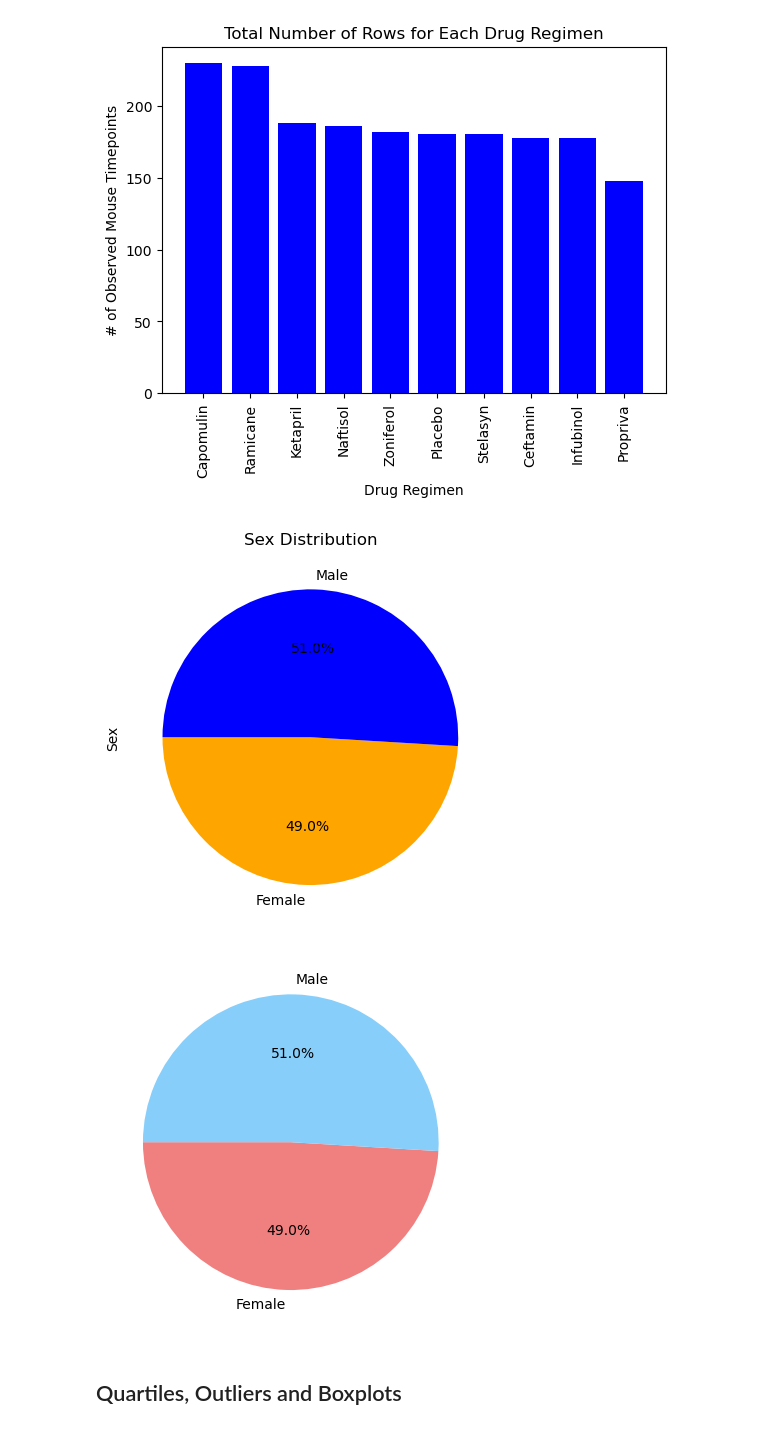
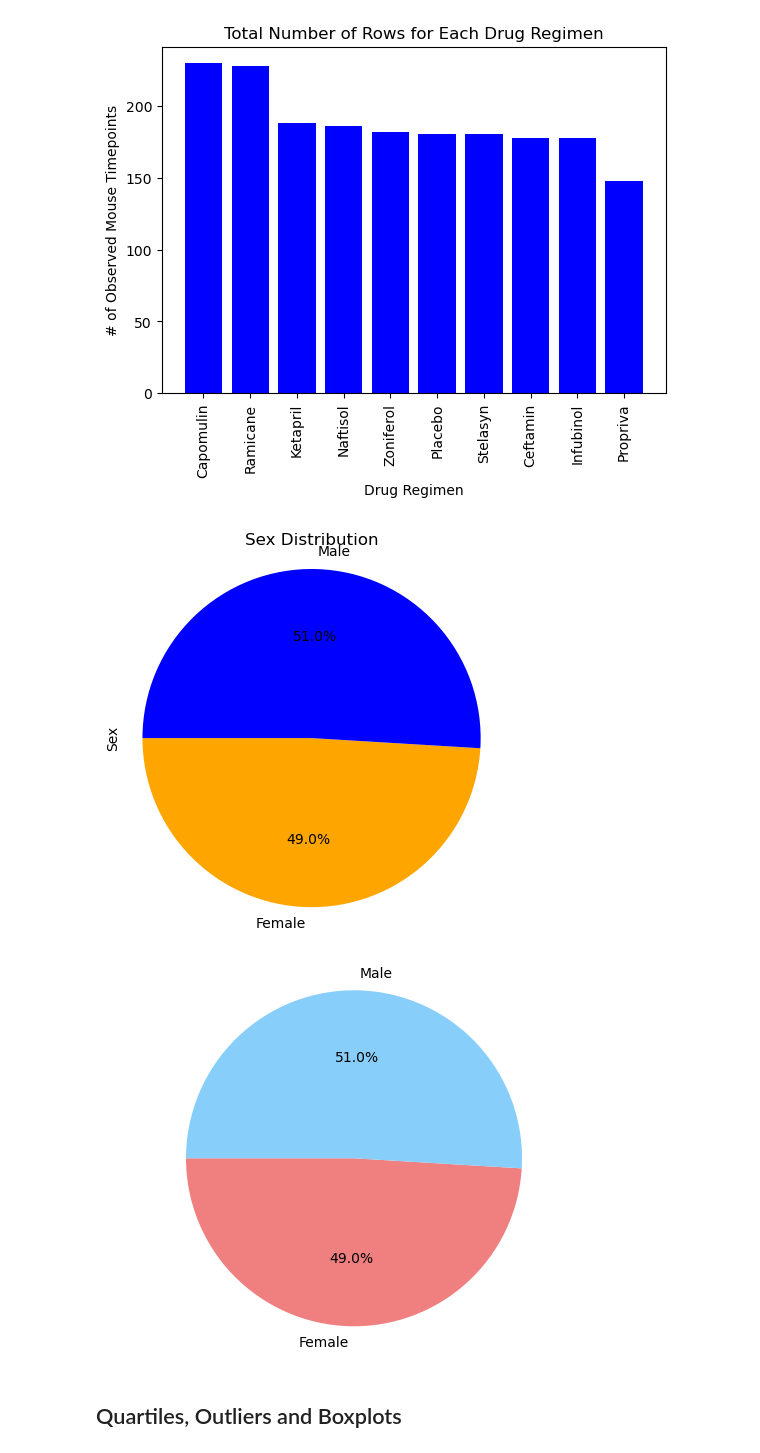
Before and after one commit to moonsunkey/Pharmas_project, a Jupyter notebook: pymaceuticals.ipynb, the cells around one changed output. Drawn from its saved outputs; the diff is of its cells as text; code cells hidden in the pictures.

Commit message:
Added work through box plot section.

```diff
--- a/pymaceuticals.ipynb
+++ b/pymaceuticals.ipynb
@@ -174,25 +174,27 @@ data.plot.pie(figsize=(4.8, 4.8), autopct='%1.1f%%', startangle=180, colors=['or
 
 plt.title('Sex Distribution')
 plt.ylabel('Sex')
+plt.axis("equal")
 plt.show()
 # %% [output]
-[figure, old version]
+[figure, new version]
 # %%
 # Generate a pie plot showing the distribution of female versus male mice using pyplot
 
 # Labels for the sections of our pie chart
 labels = ["Female", "Male"]
 
 # The values of each section of the pie chart
 sizes = [Female_Percentage, Male_Percentage]
 
 # The colors of each section of the pie chart
 colors = ["lightcoral", "lightskyblue"]
 
 plt.pie(sizes, labels=labels, colors=colors, autopct="%1.1f%%", startangle=180)
+plt.axis("equal")
 plt.show()
 # %% [output]
-[figure, old version]
+[figure, new version]
 # %% [markdown]
 ## Quartiles, Outliers and Boxplots
 # %%
```
Also changed, not shown: parts of 5 cells of this notebook.
